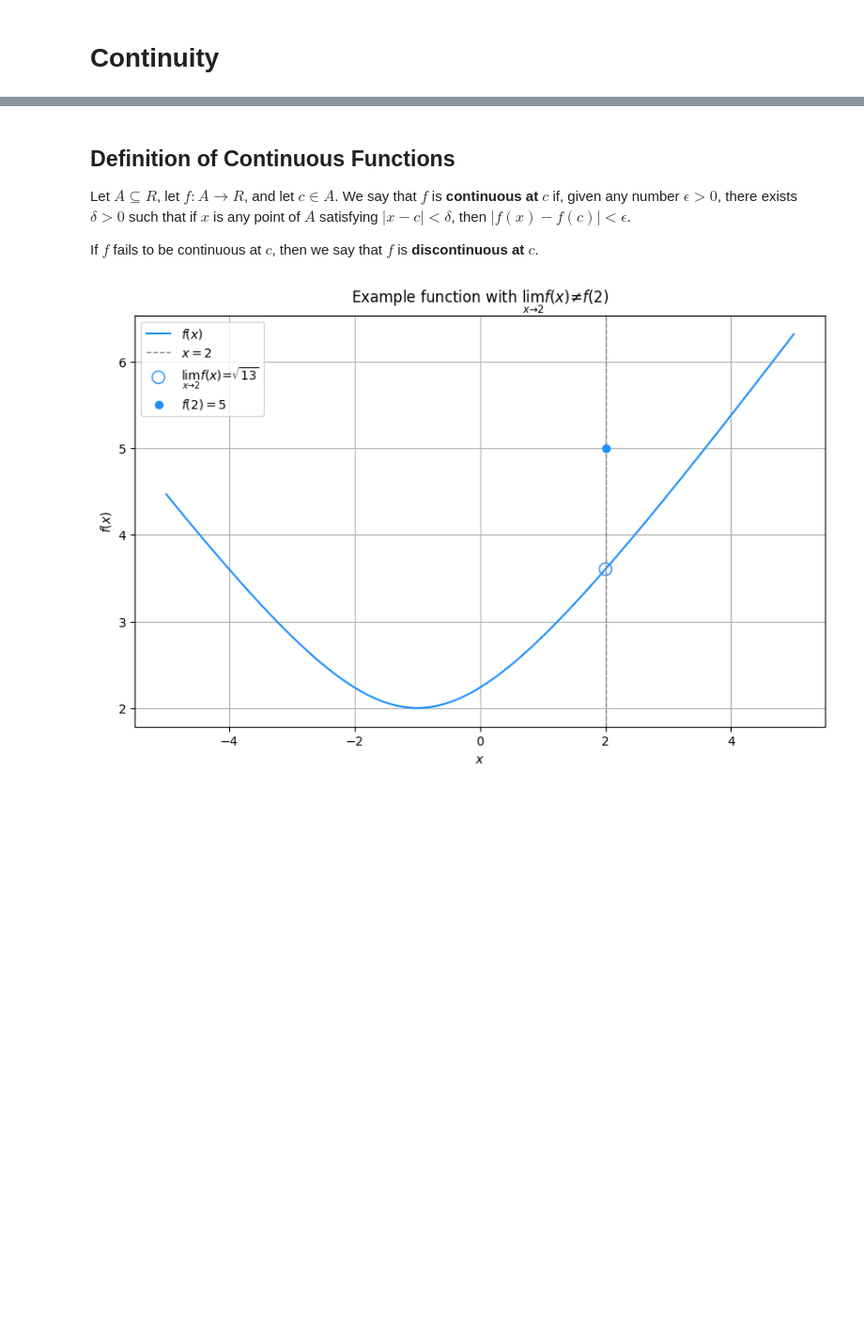
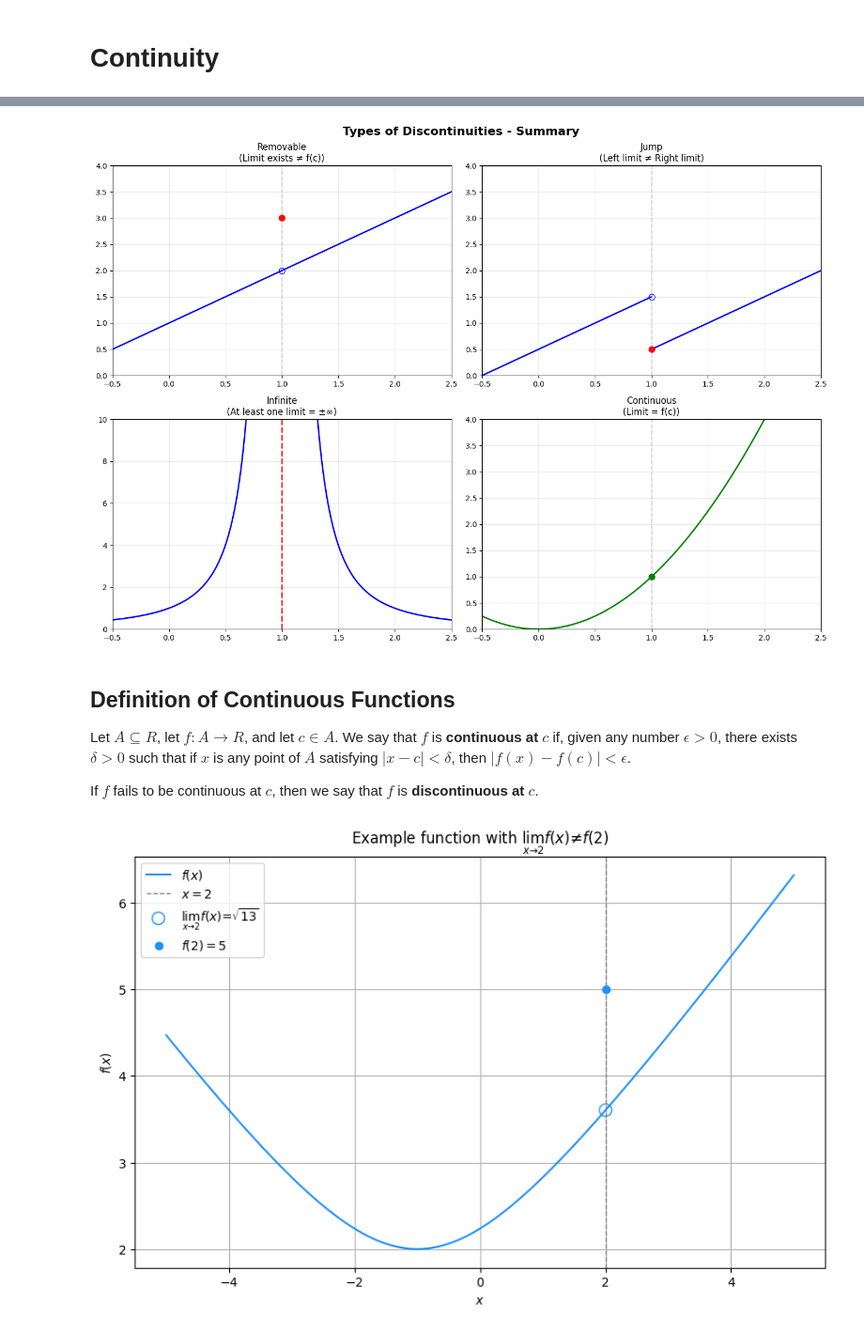
Before and after one commit to PatiphanAK/math-for-it, a Jupyter notebook: calculus/02_limits/05_Continuity.ipynb, the cells around one changed output, grey strips where cells are left out. Shown at 94% size. Saved outputs shown, nothing was run; the diff lists cells and outputs as text; code cells hidden in the pictures; blank space fills up the shorter version.

```diff
--- a/calculus/02_limits/05_Continuity.ipynb
+++ b/calculus/02_limits/05_Continuity.ipynb
@@ -43,3 +225,60 @@ If the functions $f$ and $g$ are continuous at $x = c$, then the following algeb
+# %%
+fig, axes = plt.subplots(2, 2, figsize=(14, 10))
+
+# Removable
+x = np.linspace(-0.5, 2.5, 1000)
+mask = np.abs(x - 1) > 0.01
+x_filt = x[mask]
+y = (x_filt**2 - 1) / (x_filt - 1)
+
+axes[0,0].plot(x_filt, y, 'b-', linewidth=2)
+axes[0,0].plot(1, 2, 'bo', markersize=8, fillstyle='none', linewidth=2)
+axes[0,0].plot(1, 3, 'ro', markersize=8)
+axes[0,0].set_title('Removable\n(Limit exists ≠ f(c))')
+axes[0,0].grid(True, alpha=0.3)
+axes[0,0].set_ylim(0, 4)
+
+# Jump
+x = np.linspace(-0.5, 2.5, 1000)
+y = np.where(x < 1, x + 0.5, x - 0.5)
+axes[0,1].plot(x[x < 1], y[x < 1], 'b-', linewidth=2)
+axes[0,1].plot(x[x >= 1], y[x >= 1], 'b-', linewidth=2)
+axes[0,1].plot(1, 1.5, 'bo', markersize=8, fillstyle='none', linewidth=2)
+axes[0,1].plot(1, 0.5, 'ro', markersize=8)
+axes[0,1].set_title('Jump\n(Left limit ≠ Right limit)')
+axes[0,1].grid(True, alpha=0.3)
+axes[0,1].set_ylim(0, 4)
+
+# Infinite
+x = np.linspace(-0.5, 2.5, 1000)
+mask = np.abs(x - 1) > 0.05
+x_filt = x[mask]
+y = 1 / (x_filt - 1)**2
+axes[1,0].plot(x_filt[x_filt < 1], y[x_filt < 1], 'b-', linewidth=2)
+axes[1,0].plot(x_filt[x_filt > 1], y[x_filt > 1], 'b-', linewidth=2)
+axes[1,0].axvline(1, color='red', linestyle='--', linewidth=2)
+axes[1,0].set_title('Infinite\n(At least one limit = ±∞)')
+axes[1,0].grid(True, alpha=0.3)
+axes[1,0].set_ylim(0, 10)
+
+# Continuous (for comparison)
+x = np.linspace(-0.5, 2.5, 1000)
+y = x**2
+axes[1,1].plot(x, y, 'g-', linewidth=2)
+axes[1,1].plot(1, 1, 'go', markersize=8)
+axes[1,1].set_title('Continuous\n(Limit = f(c))')
+axes[1,1].grid(True, alpha=0.3)
+axes[1,1].set_ylim(0, 4)
+
+for ax in axes.flat:
+    ax.set_xlim(-0.5, 2.5)
+    ax.axvline(1, color='gray', linestyle='--', alpha=0.3)
+
+plt.suptitle('Types of Discontinuities - Summary', fontsize=16, fontweight='bold')
+plt.tight_layout()
+plt.show()
+# %% [output]
+[figure, added]
 # %% [markdown]
 ## **Definition of Continuous Functions**
 Let $A \subseteq R$, let $f : A \to R$, and let $c \in A$. We say that $f$ is **continuous at $c$** if, given any number $\epsilon > 0$, there exists $\delta > 0$ such that if $x$ is any point of $A$ satisfying $|x - c| < \delta$, then $|f(x) - f(c)| < \epsilon$.
```
Also changed, not shown: parts of 12 cells of this notebook.
